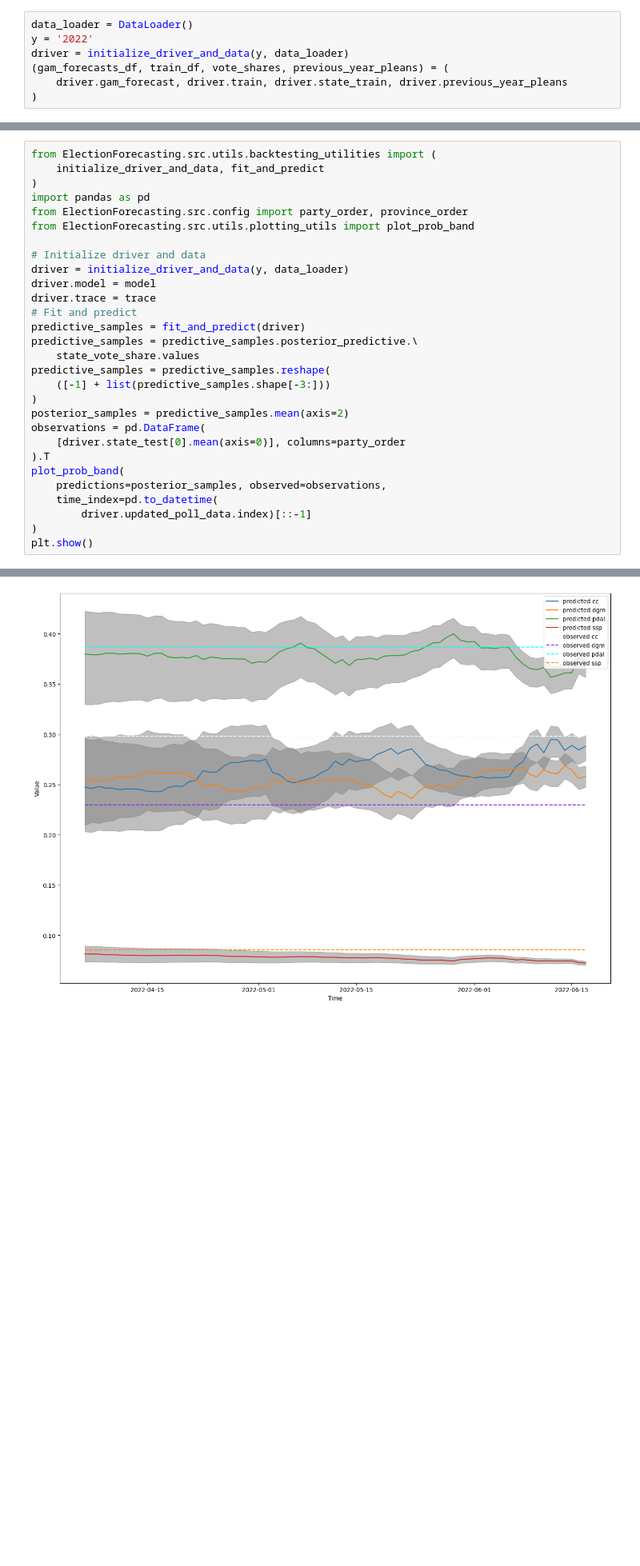
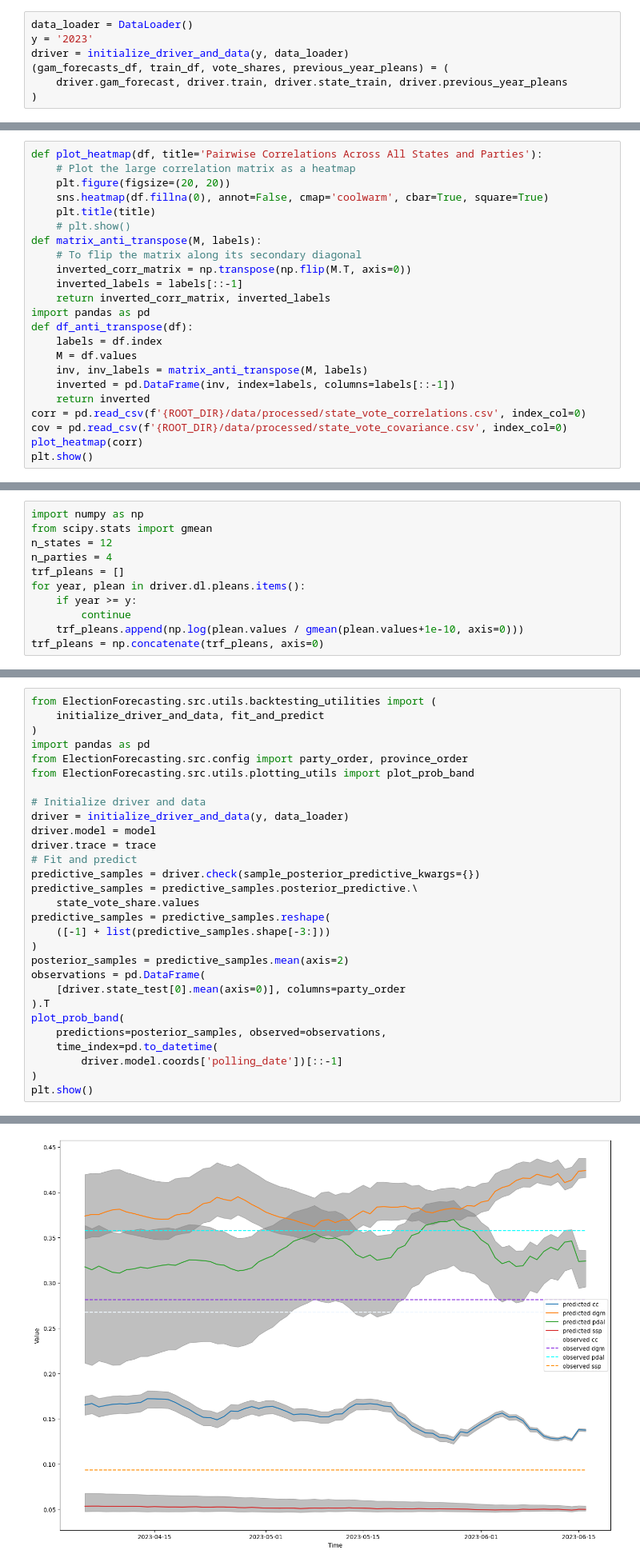
Before and after one commit to AEJaspan/ElectionForecasting, a Jupyter notebook: notebooks/model_development.ipynb, the cells around one changed output, grey strips where cells are left out. Shown at 80% size. Saved outputs shown, nothing was run; the diff lists cells and outputs as text; blank space fills up the shorter version.

```diff
--- a/notebooks/model_development.ipynb
+++ b/notebooks/model_development.ipynb
@@ -13,7 +50,7 @@ from ElectionForecasting.src.modelling.DatalandElectionModel import (
 from ElectionForecasting.src.utils.backtesting_utilities import initialize_driver_and_data
 # %%
 data_loader = DataLoader()
-y = '2022'
+y = '2023'
 driver = initialize_driver_and_data(y, data_loader)
 (gam_forecasts_df, train_df, vote_shares, previous_year_pleans) = (
     driver.gam_forecast, driver.train, driver.state_train, driver.previous_year_pleans
@@ -32,2 +69,25 @@ INFO:root:Retrieving GAM forecast for 2022.
 INFO:root:Performing categorical transformations.
 INFO:root:Performing categorical transformations.
+# %%
+def plot_heatmap(df, title='Pairwise Correlations Across All States and Parties'):
+    # Plot the large correlation matrix as a heatmap
+    plt.figure(figsize=(20, 20))
+    sns.heatmap(df.fillna(0), annot=False, cmap='coolwarm', cbar=True, square=True)
+    plt.title(title)
+    # plt.show()
+def matrix_anti_transpose(M, labels):
+    # To flip the matrix along its secondary diagonal
+    inverted_corr_matrix = np.transpose(np.flip(M.T, axis=0))
+    inverted_labels = labels[::-1]
+    return inverted_corr_matrix, inverted_labels
+import pandas as pd
+def df_anti_transpose(df):
+    labels = df.index
+    M = df.values
+    inv, inv_labels = matrix_anti_transpose(M, labels)
+    inverted = pd.DataFrame(inv, index=labels, columns=labels[::-1])
+    return inverted
+corr = pd.read_csv(f'{ROOT_DIR}/data/processed/state_vote_correlations.csv', index_col=0)
+cov = pd.read_csv(f'{ROOT_DIR}/data/processed/state_vote_covariance.csv', index_col=0)
+plot_heatmap(corr)
+plt.show()
@@ -33,0 +96,11 @@ INFO:root:Performing categorical transformations.
+# %%
+import numpy as np
+from scipy.stats import gmean
+n_states = 12
+n_parties = 4
+trf_pleans = []
+for year, plean in driver.dl.pleans.items():
+    if year >= y:
+        continue
+    trf_pleans.append(np.log(plean.values / gmean(plean.values+1e-10, axis=0)))
+trf_pleans = np.concatenate(trf_pleans, axis=0)
@@ -144,7 +259,7 @@ driver = initialize_driver_and_data(y, data_loader)
 driver.model = model
 driver.trace = trace
 # Fit and predict
-predictive_samples = fit_and_predict(driver)
+predictive_samples = driver.check(sample_posterior_predictive_kwargs={})
 predictive_samples = predictive_samples.posterior_predictive.\
     state_vote_share.values
 predictive_samples = predictive_samples.reshape(
@@ -157,7 +272,7 @@ observations = pd.DataFrame(
 plot_prob_band(
     predictions=posterior_samples, observed=observations,
     time_index=pd.to_datetime(
-        driver.updated_poll_data.index)[::-1]
+        driver.model.coords['polling_date'])[::-1]
 )
 plt.show()
 # %% [output]
@@ -192 +293 @@ NameError: name 'plt' is not defined
-[figure, old version]
+[figure, new version]
```
Also changed, not shown: parts of 8 cells of this notebook, 41 other files.
